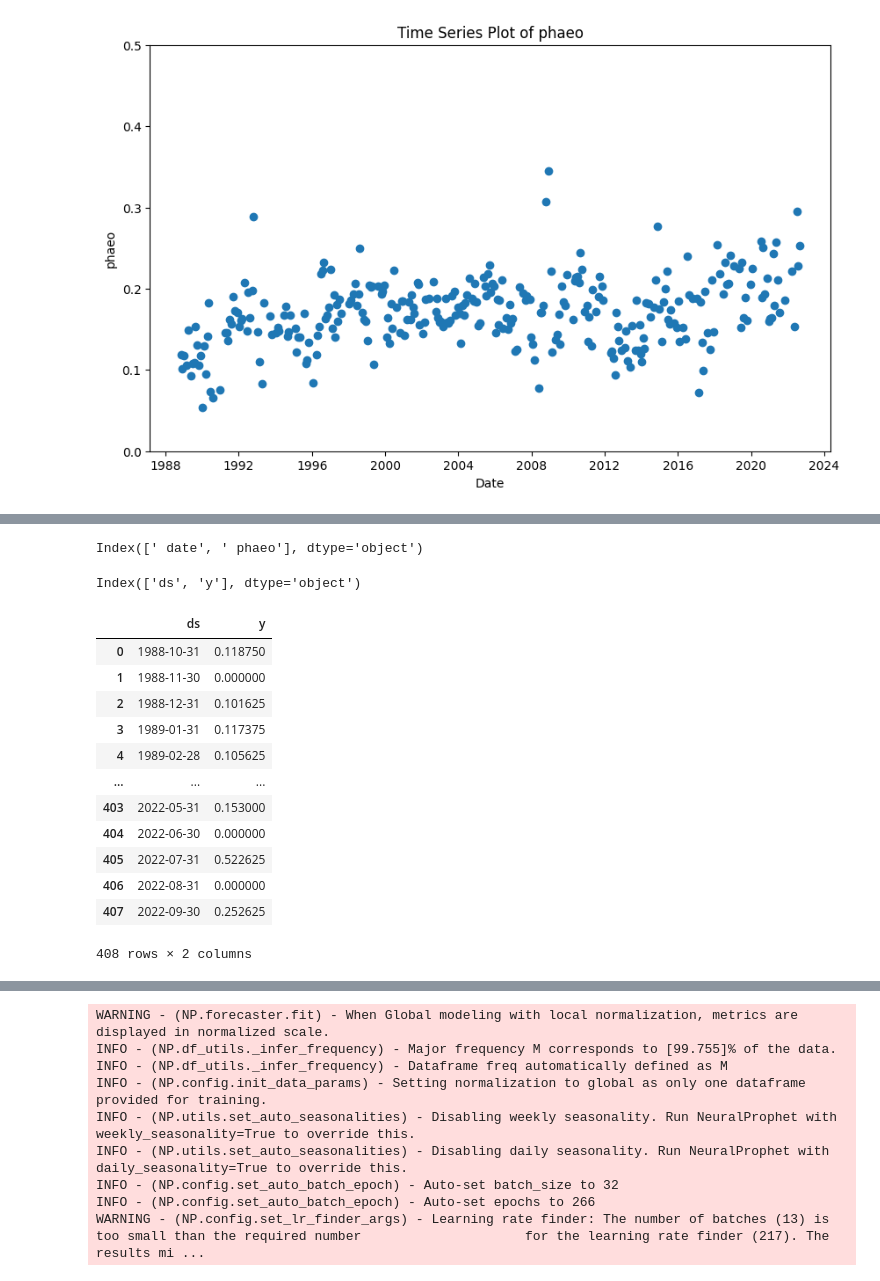
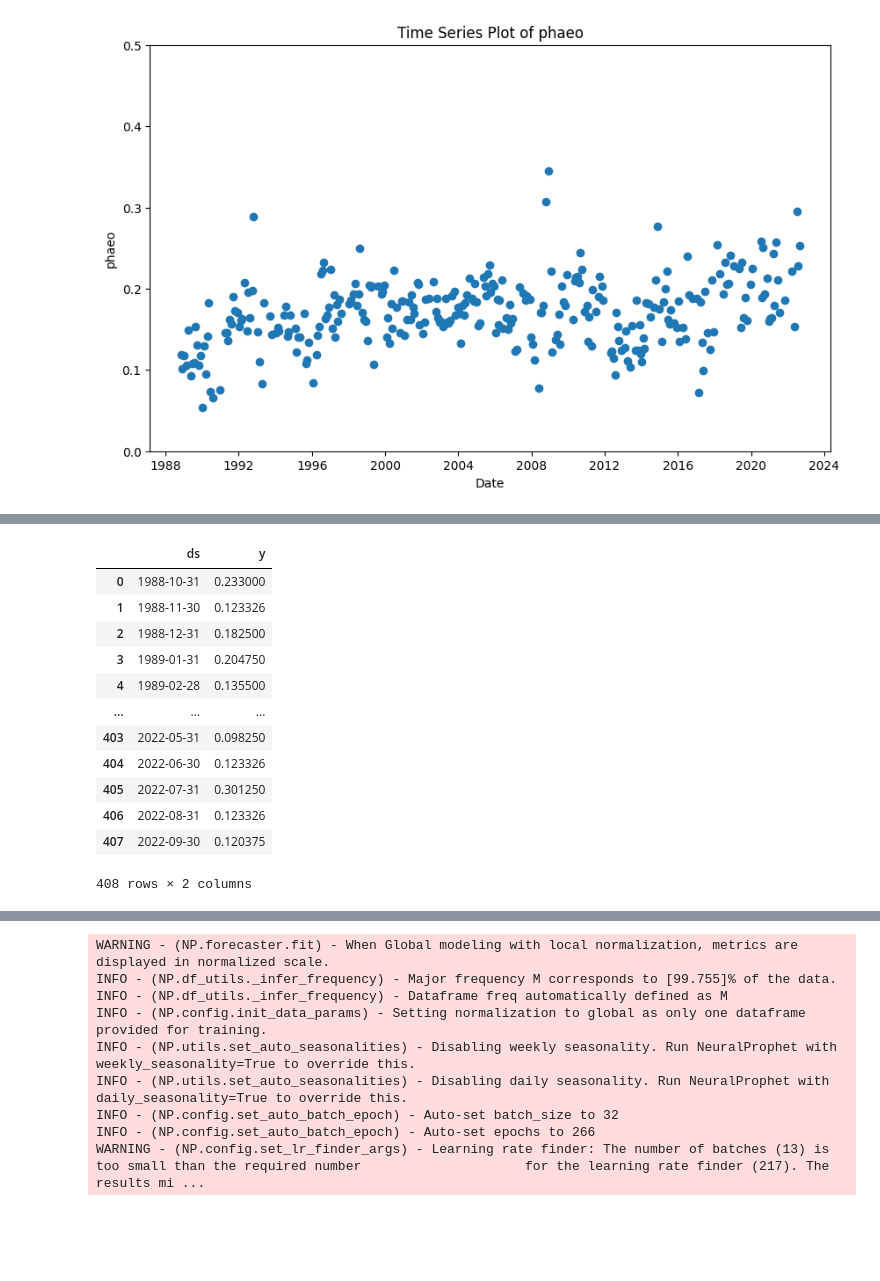
Before and after one commit to RaunakDey/SCOPE-causation-network, a Jupyter notebook: Test-example.ipynb, the cells around one changed output, grey strips where cells are left out. Cells and saved outputs as stored; diff of their text form; code cells hidden in the pictures; blank space fills up the shorter version.

```diff
--- a/Test-example.ipynb
+++ b/Test-example.ipynb
@@ -254,11 +119 @@ df_chl
-# %%
-df_phaeo.columns
-# %% [output]
-Index([' date', ' phaeo'], dtype='object')
-# %%
-df_phaeo.rename(columns={' date': 'ds'}, inplace=True)
-df_phaeo.rename(columns={' phaeo': 'y'}, inplace=True)
-df_phaeo.columns
-# %% [output]
-Index(['ds', 'y'], dtype='object')
 # %%
@@ -266,16 +120,0 @@ df_resampled = preprocess_time_series(df_phaeo, date_column='ds', value_column='
-# %%
-df_resampled
-# %% [output]
-|  | ds | y |
-| 0 | 1988-10-31 | 0.118750 |
-| 1 | 1988-11-30 | 0.000000 |
-| 2 | 1988-12-31 | 0.101625 |
-| 3 | 1989-01-31 | 0.117375 |
-| 4 | 1989-02-28 | 0.105625 |
-| ... | ... | ... |
-| 403 | 2022-05-31 | 0.153000 |
-| 404 | 2022-06-30 | 0.000000 |
-| 405 | 2022-07-31 | 0.522625 |
-| 406 | 2022-08-31 | 0.000000 |
-| 407 | 2022-09-30 | 0.252625 |
-408 rows × 2 columns
@@ -281,0 +123,16 @@ df_resampled
+# %%
+df_resampled2
+# %% [output]
+|  | ds | y |
+| 0 | 1988-10-31 | 0.233000 |
+| 1 | 1988-11-30 | 0.123326 |
+| 2 | 1988-12-31 | 0.182500 |
+| 3 | 1989-01-31 | 0.204750 |
+| 4 | 1989-02-28 | 0.135500 |
+| ... | ... | ... |
+| 403 | 2022-05-31 | 0.098250 |
+| 404 | 2022-06-30 | 0.123326 |
+| 405 | 2022-07-31 | 0.301250 |
+| 406 | 2022-08-31 | 0.123326 |
+| 407 | 2022-09-30 | 0.120375 |
+408 rows × 2 columns
```
Also changed, not shown: parts of 25 cells of this notebook, 1 other file.
